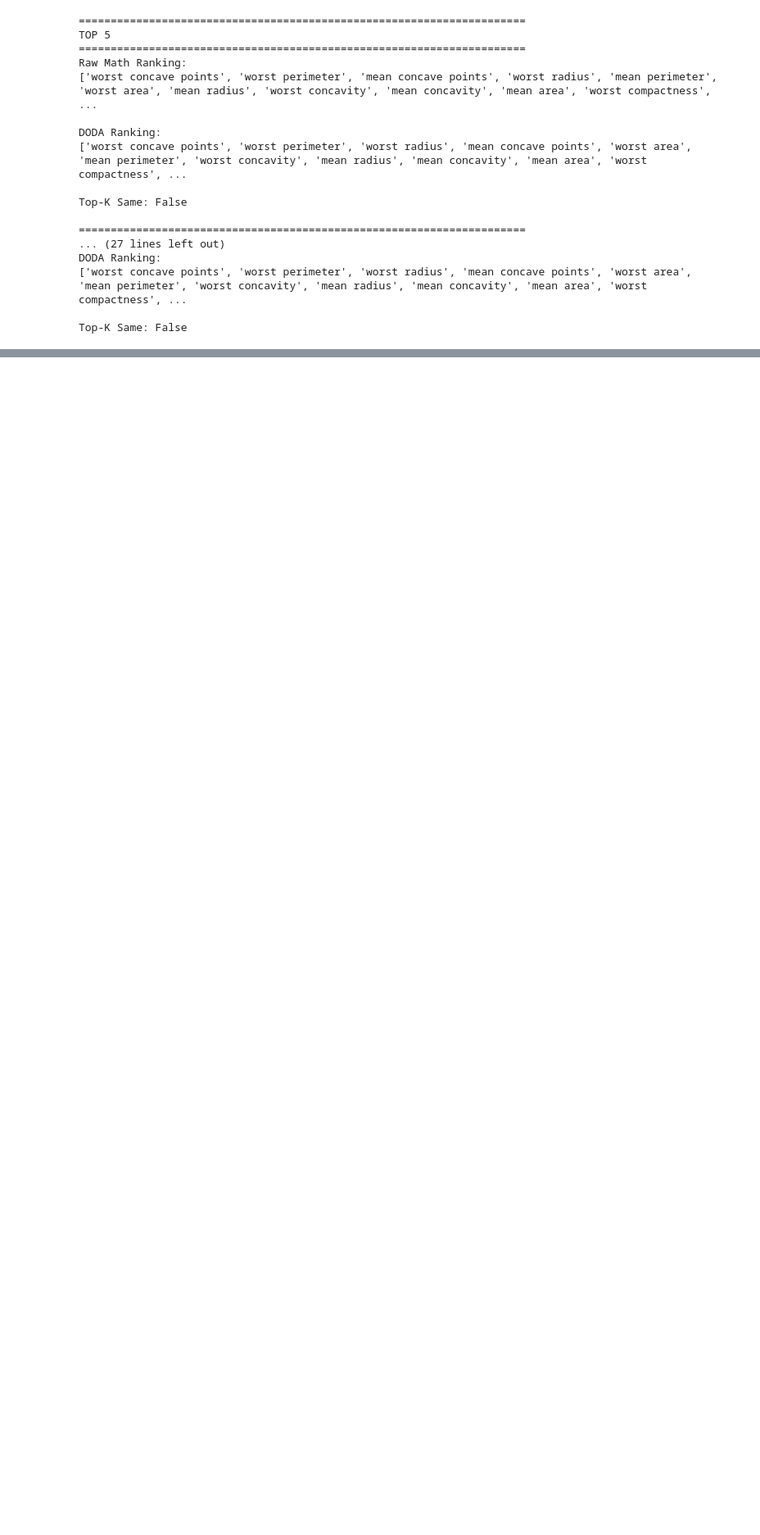
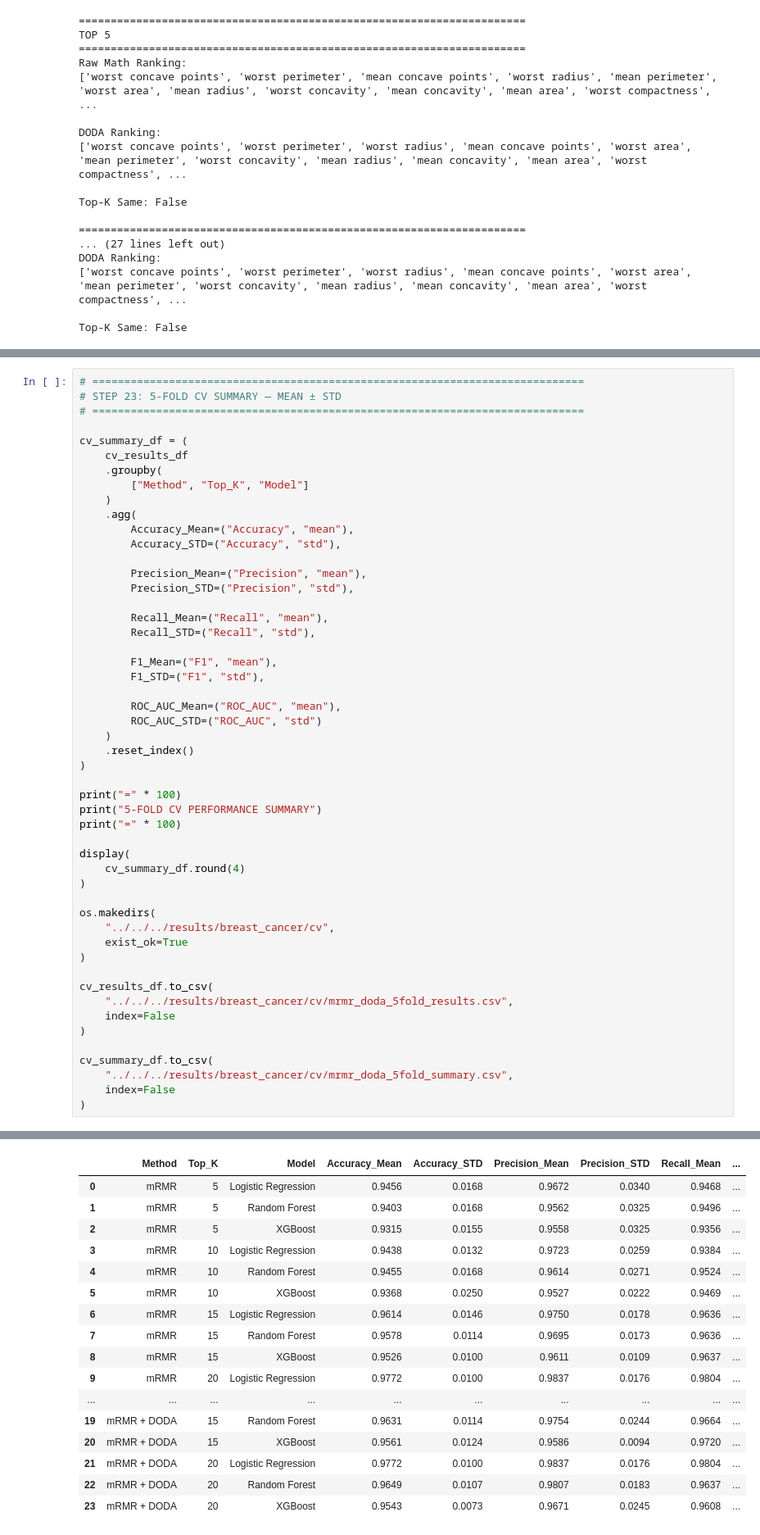
Before and after one commit to anandha-3679/msc_research, a Jupyter notebook: notebooks/angel/breast_cancer/breast_cancer_mrmr.ipynb, the cells around one changed output, grey strips where cells are left out. Shown at 82% size. Cells and saved outputs as stored; diff of their text form; blank space fills up the shorter version.

```diff
--- a/notebooks/angel/breast_cancer/breast_cancer_mrmr.ipynb
+++ b/notebooks/angel/breast_cancer/breast_cancer_mrmr.ipynb
@@ -1474,0 +2065,52 @@ Top-K Same: False
+# %%
+# =============================================================================
+# STEP 23: 5-FOLD CV SUMMARY — MEAN ± STD
+# =============================================================================
+
+cv_summary_df = (
+    cv_results_df
+    .groupby(
+        ["Method", "Top_K", "Model"]
+    )
+    .agg(
+        Accuracy_Mean=("Accuracy", "mean"),
+        Accuracy_STD=("Accuracy", "std"),
+
+        Precision_Mean=("Precision", "mean"),
+        Precision_STD=("Precision", "std"),
+
+        Recall_Mean=("Recall", "mean"),
+        Recall_STD=("Recall", "std"),
+
+        F1_Mean=("F1", "mean"),
+        F1_STD=("F1", "std"),
+
+        ROC_AUC_Mean=("ROC_AUC", "mean"),
+        ROC_AUC_STD=("ROC_AUC", "std")
+    )
+    .reset_index()
+)
+
+print("=" * 100)
+print("5-FOLD CV PERFORMANCE SUMMARY")
+print("=" * 100)
+
+display(
+    cv_summary_df.round(4)
+)
+
+os.makedirs(
+    "../../../results/breast_cancer/cv",
+    exist_ok=True
+)
+
+cv_results_df.to_csv(
+    "../../../results/breast_cancer/cv/mrmr_doda_5fold_results.csv",
+    index=False
+)
+
+cv_summary_df.to_csv(
+    "../../../results/breast_cancer/cv/mrmr_doda_5fold_summary.csv",
+    index=False
+)
+# %% [output]
@@ -1474,0 +2120,17 @@ Top-K Same: False
+|  | Method | Top_K | Model | Accuracy_Mean | Accuracy_STD | Precision_Mean | Precision_STD | Recall_Mean | ... |
+| 0 | mRMR | 5 | Logistic Regression | 0.9456 | 0.0168 | 0.9672 | 0.0340 | 0.9468 | ... |
+| 1 | mRMR | 5 | Random Forest | 0.9403 | 0.0168 | 0.9562 | 0.0325 | 0.9496 | ... |
+| 2 | mRMR | 5 | XGBoost | 0.9315 | 0.0155 | 0.9558 | 0.0325 | 0.9356 | ... |
+| 3 | mRMR | 10 | Logistic Regression | 0.9438 | 0.0132 | 0.9723 | 0.0259 | 0.9384 | ... |
+| 4 | mRMR | 10 | Random Forest | 0.9455 | 0.0168 | 0.9614 | 0.0271 | 0.9524 | ... |
+| 5 | mRMR | 10 | XGBoost | 0.9368 | 0.0250 | 0.9527 | 0.0222 | 0.9469 | ... |
+| 6 | mRMR | 15 | Logistic Regression | 0.9614 | 0.0146 | 0.9750 | 0.0178 | 0.9636 | ... |
+| 7 | mRMR | 15 | Random Forest | 0.9578 | 0.0114 | 0.9695 | 0.0173 | 0.9636 | ... |
+| 8 | mRMR | 15 | XGBoost | 0.9526 | 0.0100 | 0.9611 | 0.0109 | 0.9637 | ... |
+| 9 | mRMR | 20 | Logistic Regression | 0.9772 | 0.0100 | 0.9837 | 0.0176 | 0.9804 | ... |
+| ... | ... | ... | ... | ... | ... | ... | ... | ... | ... |
+| 19 | mRMR + DODA | 15 | Random Forest | 0.9631 | 0.0114 | 0.9754 | 0.0244 | 0.9664 | ... |
+| 20 | mRMR + DODA | 15 | XGBoost | 0.9561 | 0.0124 | 0.9586 | 0.0094 | 0.9720 | ... |
+| 21 | mRMR + DODA | 20 | Logistic Regression | 0.9772 | 0.0100 | 0.9837 | 0.0176 | 0.9804 | ... |
+| 22 | mRMR + DODA | 20 | Random Forest | 0.9649 | 0.0107 | 0.9807 | 0.0183 | 0.9637 | ... |
+| 23 | mRMR + DODA | 20 | XGBoost | 0.9543 | 0.0073 | 0.9671 | 0.0245 | 0.9608 | ... |
```
Also changed, not shown: parts of 15 cells of this notebook, 10 other files.
